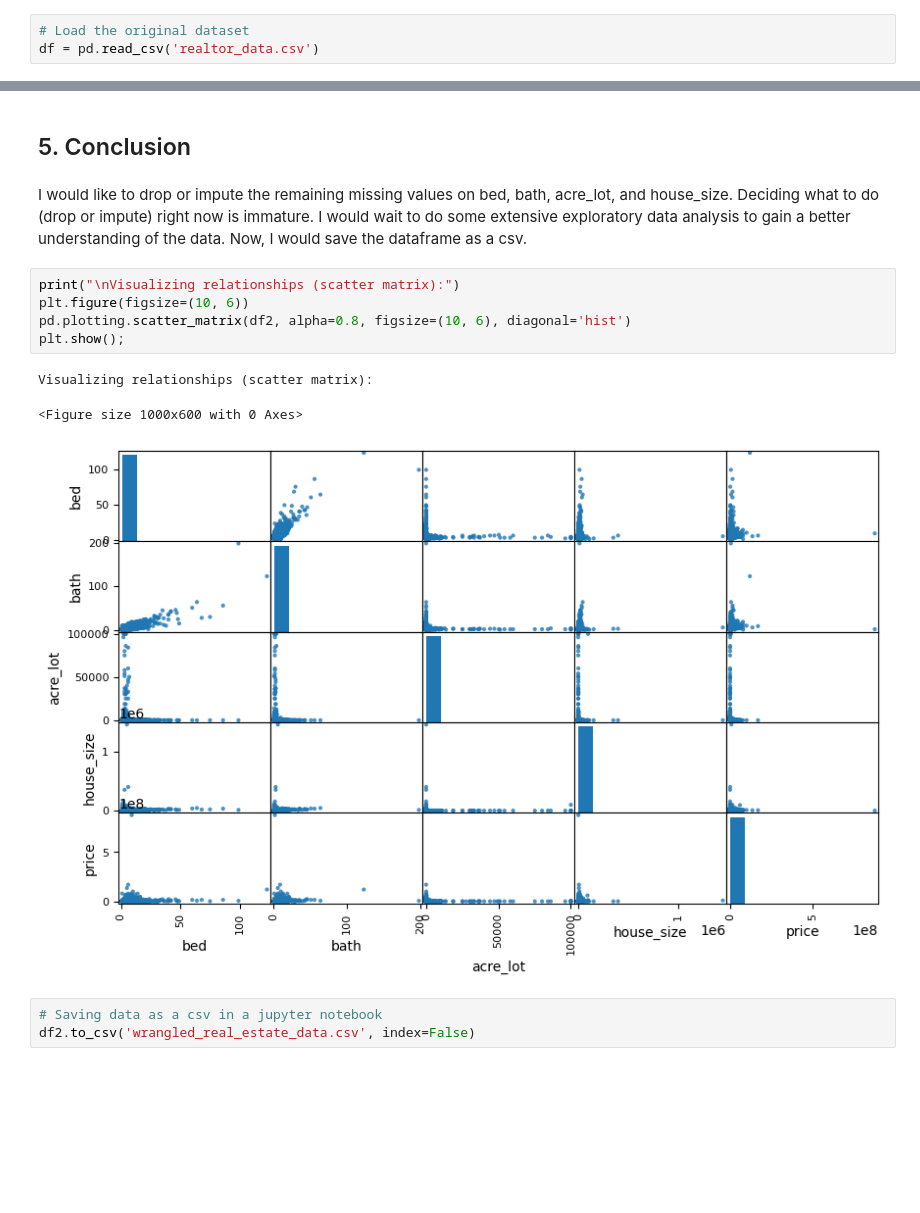
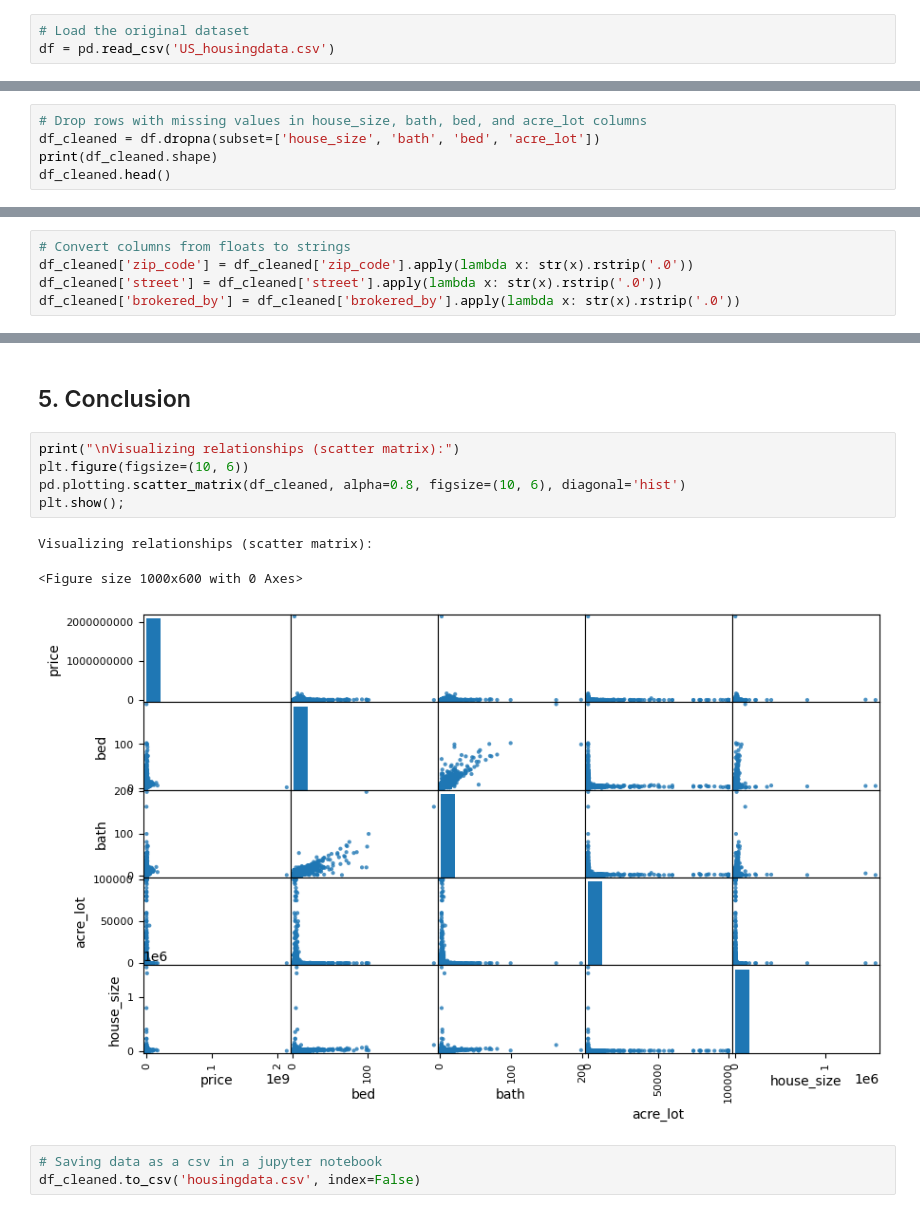
Before and after one commit to PM696/SpringboardBootCamp_DataScience, a Jupyter notebook: Capstone_Two_Data_Wrangling-main/Price_Prediction Model_Data_Wrangling_Stage.ipynb, the cells around one changed output, grey strips where cells are left out. Cells and saved outputs as stored; diff of their text form; blank space fills up the shorter version.

```diff
--- a/Capstone_Two_Data_Wrangling-main/Price_Prediction Model_Data_Wrangling_Stage.ipynb
+++ b/Capstone_Two_Data_Wrangling-main/Price_Prediction Model_Data_Wrangling_Stage.ipynb
@@ -47,7 +48,7 @@ import missingno as msno
 ## 3. Load the Real Estate Data
 # %%
 # Load the original dataset
-df = pd.read_csv('realtor_data.csv')
+df = pd.read_csv('US_housingdata.csv')
 # %%
 # Create a copy of the original dataset
 df2 = df.copy()
@@ -197,0 +182,5 @@ The column with the date when a house was previously sold has a lot missing data
+# %%
+# Drop rows with missing values in house_size, bath, bed, and acre_lot columns
+df_cleaned = df.dropna(subset=['house_size', 'bath', 'bed', 'acre_lot'])
+print(df_cleaned.shape)
+df_cleaned.head()
@@ -226,0 +199,5 @@ print(df2.shape)
+# %%
+# Convert columns from floats to strings
+df_cleaned['zip_code'] = df_cleaned['zip_code'].apply(lambda x: str(x).rstrip('.0'))
+df_cleaned['street'] = df_cleaned['street'].apply(lambda x: str(x).rstrip('.0'))
+df_cleaned['brokered_by'] = df_cleaned['brokered_by'].apply(lambda x: str(x).rstrip('.0'))
@@ -237,16 +229,14 @@ df2.describe().T
 # %% [markdown]
 ## 5. Conclusion
-# %% [markdown]
-I would like to drop or impute the remaining missing values on bed, bath, acre_lot, and house_size. Deciding what to do (drop or impute) right now is immature. I would wait to do some extensive exploratory data analysis to gain a better understanding of the data. Now, I would save the dataframe as a csv.
 # %%
 print("\nVisualizing relationships (scatter matrix):")
 plt.figure(figsize=(10, 6))
-pd.plotting.scatter_matrix(df2, alpha=0.8, figsize=(10, 6), diagonal='hist')
+pd.plotting.scatter_matrix(df_cleaned, alpha=0.8, figsize=(10, 6), diagonal='hist')
 plt.show();
 # %% [output]
 Visualizing relationships (scatter matrix):
 <Figure size 1000x600 with 0 Axes>
-[figure, old version]
+[figure, new version]
 # %%
 # Saving data as a csv in a jupyter notebook
-df2.to_csv('wrangled_real_estate_data.csv', index=False)
+df_cleaned.to_csv('housingdata.csv', index=False)
```
Also changed, not shown: parts of 25 cells of this notebook.
